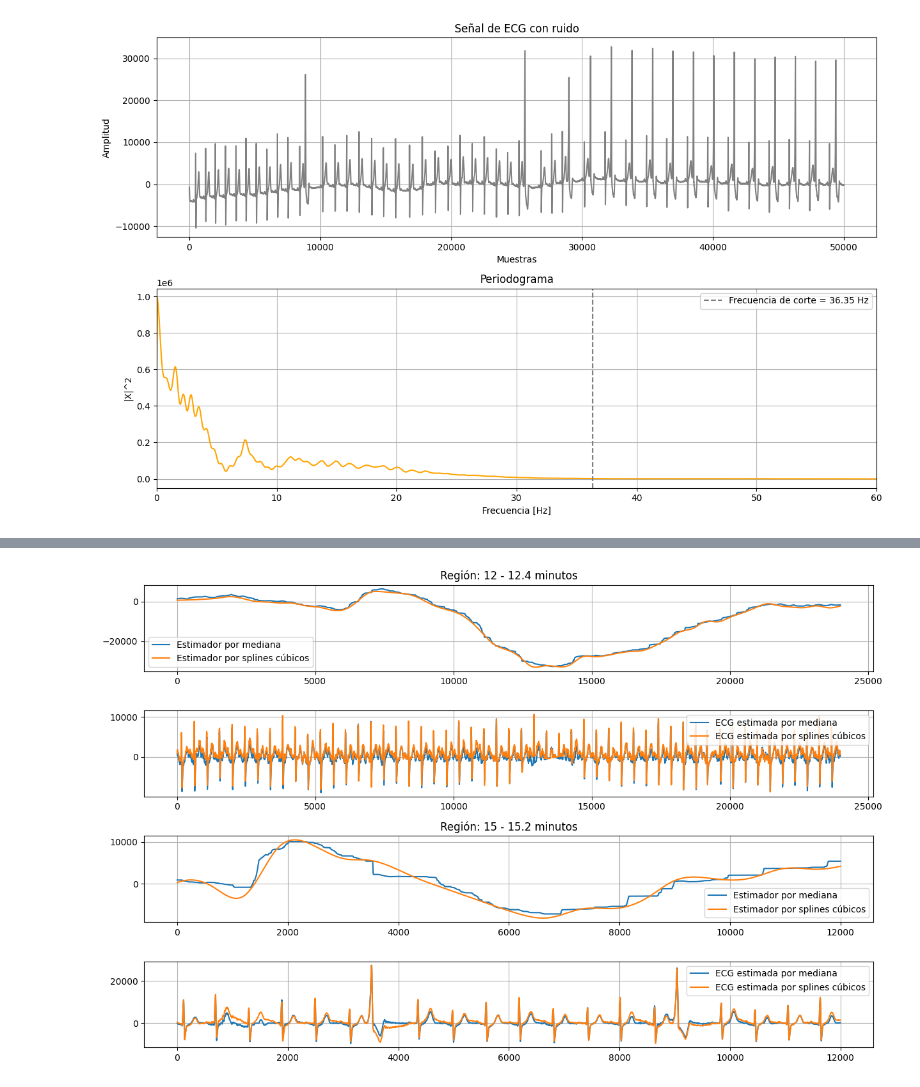
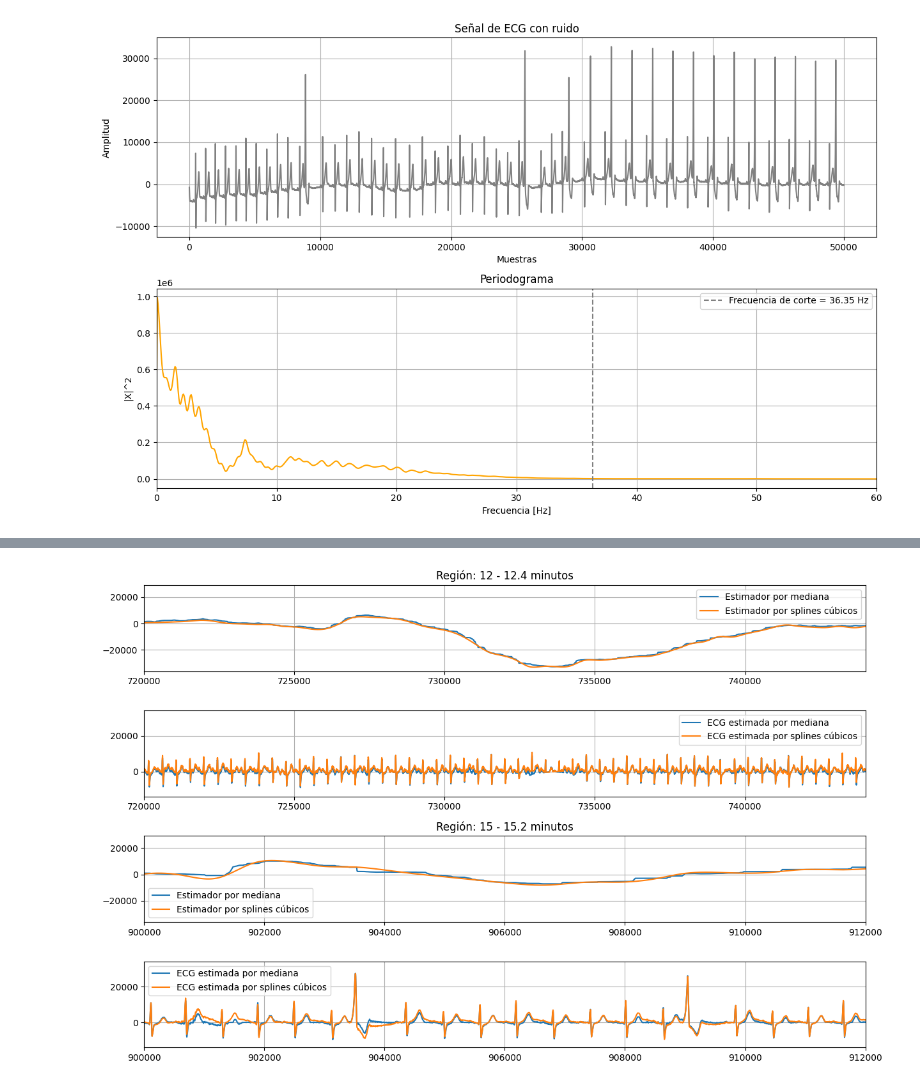
Before and after one commit to AugustoColu/Proyectos, a Jupyter notebook: Trabajos Semanales/TS9 - Filtrado no lineal/TS9 - Colugnatti.ipynb, the cells around one changed output, grey strips where cells are left out. Saved outputs shown, nothing was run; the diff lists cells and outputs as text; code cells hidden in the pictures.

```diff
--- a/Trabajos Semanales/TS9 - Filtrado no lineal/TS9 - Colugnatti.ipynb
+++ b/Trabajos Semanales/TS9 - Filtrado no lineal/TS9 - Colugnatti.ipynb
@@ -238,38 +246,42 @@ plt.show ()
 # %%
 # ------------------------------------- Comparación de estimaciones ------------------------------------- #
 
 plt.figure (figsize = (12.5, 8))
 
 plt.subplot (4, 1, 1)
-plt.plot (estimador_med[720000:744000], label='Estimador por mediana')
-plt.plot (estimador_cs(np.arange(len(ecg_one_lead)))[720000:744000], label='Estimador por splines cúbicos')
+plt.plot (estimador_med, label='Estimador por mediana')
+plt.plot (estimador_cs(np.arange(len(ecg_one_lead))), label='Estimador por splines cúbicos')
 plt.title ('Región: 12 - 12.4 minutos')
+plt.xlim (720000, 744000)
 plt.legend ()
 plt.grid (True)
 
 plt.subplot (4, 1, 2)
-plt.plot (ecg_estimada_med[720000:744000], label='ECG estimada por mediana')
-plt.plot (ecg_estimada_cs[720000:744000], label='ECG estimada por splines cúbicos')
+plt.plot (ecg_estimada_med, label='ECG estimada por mediana')
+plt.plot (ecg_estimada_cs, label='ECG estimada por splines cúbicos')
+plt.xlim (720000, 744000)
 plt.legend ()
 plt.grid (True)
 
 plt.subplot (4, 1, 3)
-plt.plot (estimador_med[900000:912000], label='Estimador por mediana')
-plt.plot (estimador_cs(np.arange(len(ecg_one_lead)))[900000:912000], label='Estimador por splines cúbicos')
+plt.plot (estimador_med, label='Estimador por mediana')
+plt.plot (estimador_cs(np.arange(len(ecg_one_lead))), label='Estimador por splines cúbicos')
 plt.title ('Región: 15 - 15.2 minutos')
+plt.xlim (900000, 912000)
 plt.legend ()
 plt.grid (True)
 
 plt.subplot (4, 1, 4)
-plt.plot (ecg_estimada_med[900000:912000], label='ECG estimada por mediana')
-plt.plot (ecg_estimada_cs[900000:912000], label='ECG estimada por splines cúbicos')
+plt.plot (ecg_estimada_med, label='ECG estimada por mediana')
+plt.plot (ecg_estimada_cs, label='ECG estimada por splines cúbicos')
+plt.xlim (900000, 912000)
 plt.legend ()
 plt.grid (True)
 
 plt.tight_layout ()
 plt.show ()
 # %% [output]
-[figure, old version]
+[figure, new version]
 # %%
 # ------------------------------------- Filtro adaptado ------------------------------------- #
 
```
Also changed, not shown: parts of 5 cells of this notebook.
